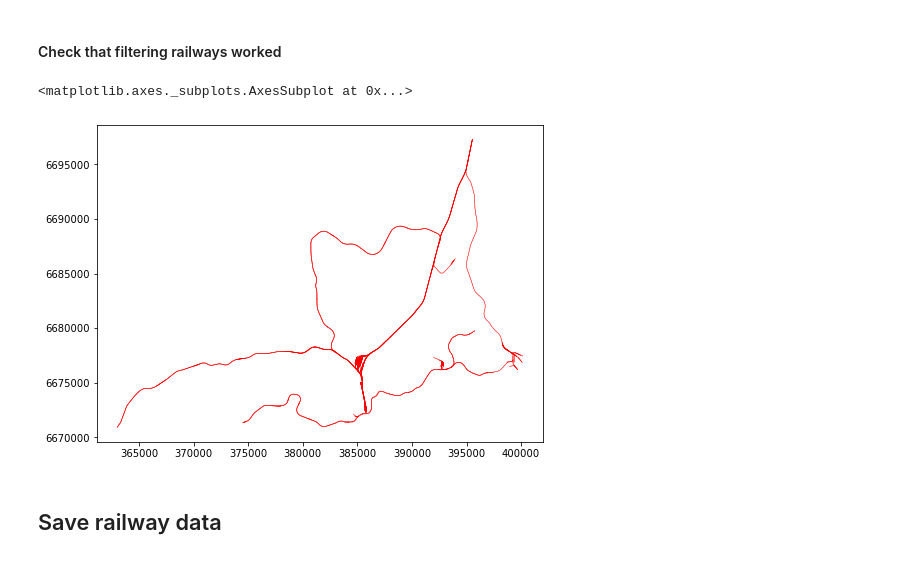
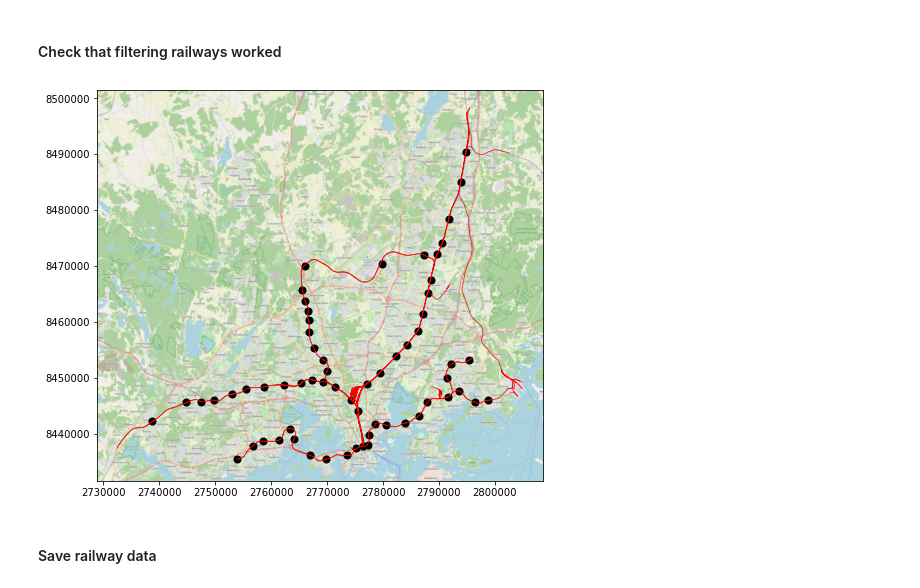
Before and after one commit to Saukkoriipi/Helsinki_population_development, a Jupyter notebook: GetRailwayData.ipynb, the cells around one changed output. Drawn from its saved outputs; the diff is of its cells as text; code cells hidden in the pictures.

Commit message:
Stations added. Visualization to own ipynb file.

```diff
--- a/GetRailwayData.ipynb
+++ b/GetRailwayData.ipynb
@@ -35,24 +36,30 @@ plt.tight_layout()
 # %%
-# Read population shapefile
-fp = "population_data/population2013to2019.shp"
-pop_data = gpd.read_file(fp)
+# Read stations shapefile
+fp = "stations_data/stations.shp"
+stations = gpd.read_file(fp)
 
 # Create convex hull which covers all the coordinates of population data
-area = pop_data["geometry"].unary_union.convex_hull
+area = stations["geometry"].unary_union.convex_hull
 
 # Add buffer
-area = area.buffer(3000)
+area = area.buffer(8000)
 
 # Simplify geometry to boost further steps
 area = area.simplify(tolerance=0.005)
 
 # Convert buffer area to geodataframe
 area = pd.DataFrame({'Name': ['area'], 'geometry': area})
-area = gpd.GeoDataFrame(area, geometry="geometry", crs="EPSG:3879")
+area = gpd.GeoDataFrame(area, geometry="geometry", crs="EPSG:3857")
 
 # Set coordinate reference system to buffer and rail data
-train = edges.to_crs(epsg=32635)
+rails = edges.to_crs(epsg=32635)
 area = area.to_crs(epsg=32635)
 
 # Join tables to filer extra from train data
-train = gpd.sjoin(train, area, op='within', how='inner')
+rails = gpd.sjoin(rails, area, op='within', how='inner')
+
+# Set CRS to EPSG:3857
+rails = rails.to_crs(epsg=3857)
+
+# Print first rows of rails data
+rails.head(3)
@@ -61,14 +73,19 @@ train = gpd.sjoin(train, area, op='within', how='inner')
 # %%
 # Initialize the plot
 fig, ax = plt.subplots(figsize=(8,8))
 
 # Plot rails
-train.plot(ax=ax, linewidth=0.5, alpha=0.7, edgecolor='red')
+rails.plot(ax=ax, linewidth=0.5, alpha=0.7, edgecolor='red')
+
+# Plot stations
+stations.plot(ax=ax, color="black", markersize=50)
+
+# Add basemap with `OMS_A` style
+ctx.add_basemap(ax, url=ctx.tile_providers.OSM_A)
 # %% [output]
-<matplotlib.axes._subplots.AxesSubplot at 0x...>
-[figure, old version]
+[figure, new version]
 # %% [markdown]
-## Save railway data
+#### Save railway data
 # %%
 # Write to Shapefile (just make a copy)
 outfp = "railway_data/railways.shp"
```
Also changed, not shown: parts of 6 cells of this notebook, 34 other files.
